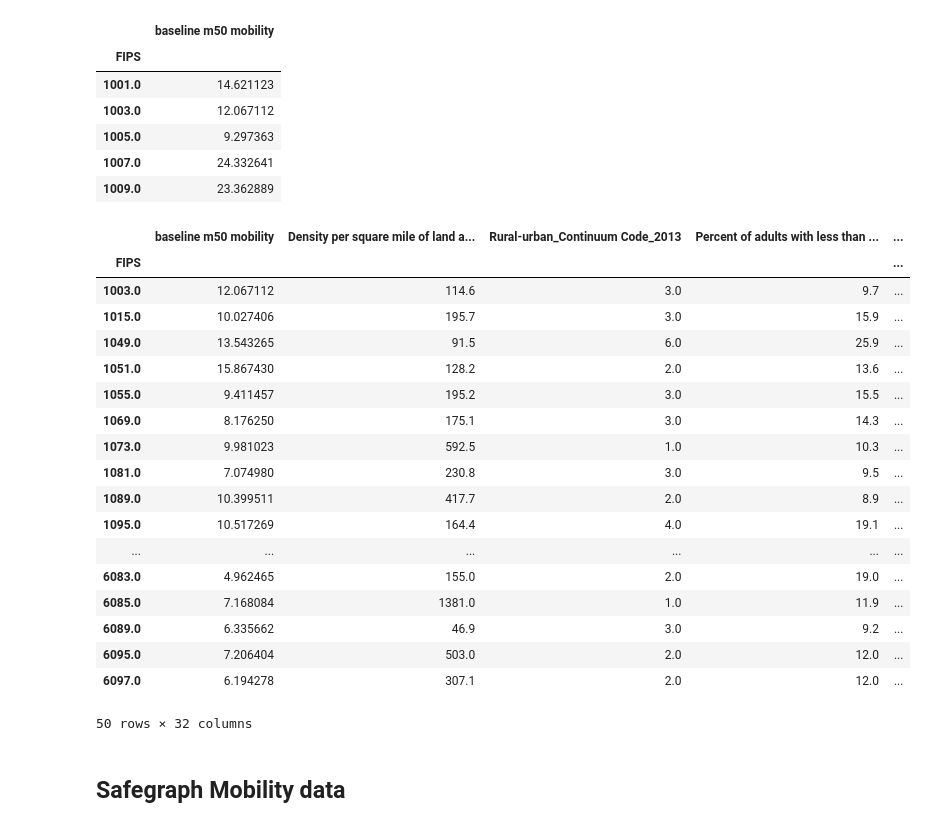
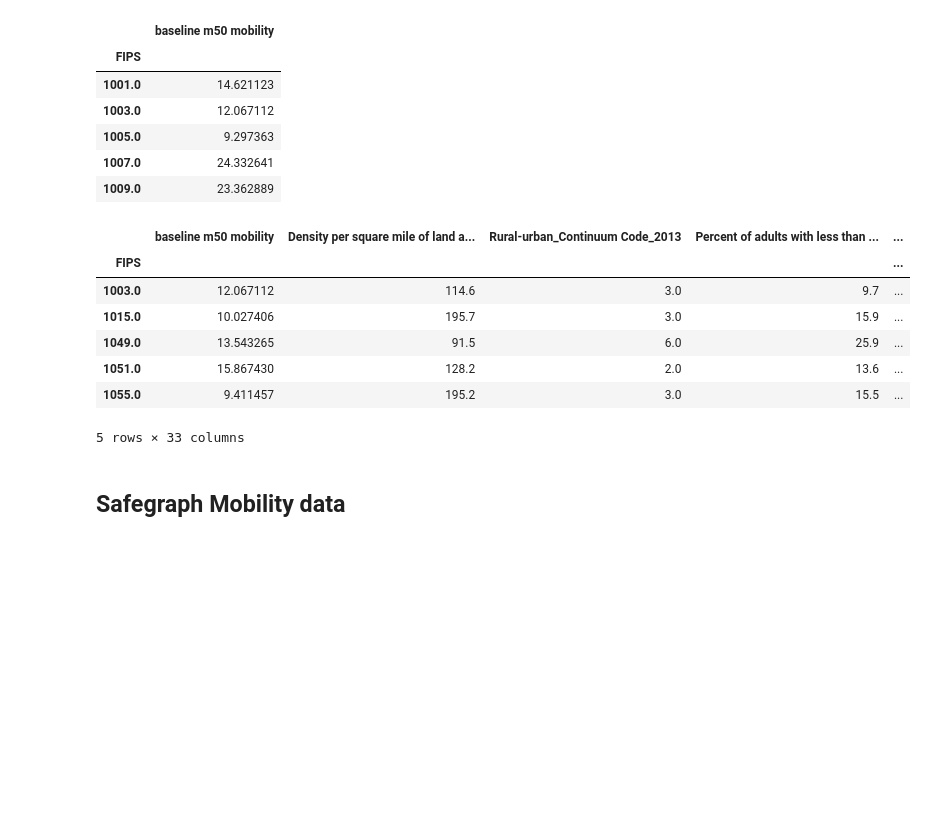
Before and after one commit to jhu-covid-optimization/covid-drivers, a Jupyter notebook: notebooks/bm-01-AC-PCA_data_processing.ipynb, the cells around one changed output. Cells and saved outputs as stored; diff of their text form; code cells hidden in the pictures; blank space fills up the shorter version.

```diff
--- a/notebooks/bm-01-AC-PCA_data_processing.ipynb
+++ b/notebooks/bm-01-AC-PCA_data_processing.ipynb
@@ -33,0 +58,8 @@ Index(['FID', 'ID', 'NAME', 'ADDRESS', 'CITY', 'STATE', 'ZIP', 'ZIP4',
+# %%
+fips_groups =longterm.groupby("FIPS")
+
+LT_hosp_data = pd.DataFrame(columns=['FIPS', 'Longterm HospCt', 'Longterm Beds'])
+for fips_code, grp in fips_groups:
+    LT_hosp_data = LT_hosp_data.append({'FIPS': fips_code, 'Longterm HospCt': len(grp), 'Longterm Beds': sum(grp['Long-term beds'])}, ignore_index=True)
+
+LT_hosp_data.head()
@@ -34,6 +75,6 @@ Index(['FID', 'ID', 'NAME', 'ADDRESS', 'CITY', 'STATE', 'ZIP', 'ZIP4',
 # %%
 # Created by Michael
-hospitals = pd.read_csv('../data/raw/hospitals.csv')[['TYPE', 'STATUS', 'COUNTYFIPS', 'BEDS']]
+hospitals = pd.read_csv('../data/raw/hospitals.csv')[['TYPE', 'STATUS', 'COUNTYFIPS', 'BEDS', 'STATE', 'COUNTY']]
 hospitals = hospitals[hospitals["STATUS"] == 'OPEN']
 hospitals = hospitals[hospitals["TYPE"] == 'GENERAL ACUTE CARE']
 hospitals = hospitals[hospitals["BEDS"].astype(str).astype(int) > 0]
@@ -41,6 +82,7 @@ hospitals["FIPS"] = hospitals["COUNTYFIPS"]
 hospitals = hospitals[hospitals["FIPS"] != 'NOT AVAILABLE']
 hospitals = hospitals.drop(["COUNTYFIPS", "STATUS"], axis=1)
 hospitals["FIPS"] = hospitals["FIPS"].astype(str).astype(int)
+
 fips_groups = hospitals.groupby("FIPS")
 
 hosp_data = pd.DataFrame(columns=['FIPS', 'HospCt', 'Beds'])
@@ -64,7 +106,7 @@ counties = counties.dropna(how='any')
 # counties['FIPS'] = counties['FIPS'] .astype('int')
 counties = counties.set_index('FIPS')
 # print(counties.where(counties['FIPS'] == 36061))
-print(counties.loc[6037,], '\n')
+# print(counties.loc[6037,], '\n')
 # counties = counties.filter(['FIPS', 'Rural-urban_Continuum Code_2013', 'Density per square mile of land area - Population'])
 counties = counties.filter(['FIPS',  'Density per square mile of land area - Population', 'Rural-urban_Continuum Code_2013', \
                             'Percent of adults with less than a high school diploma 2014-18',\
@@ -77,11 +119,21 @@ counties = counties.filter(['FIPS',  'Density per square mile of land area - Pop
                             'SCHOOL ENROLLMENT!!Population 3 years and over enrolled in school!!High school (grades 9-12)',\
                             'SCHOOL ENROLLMENT!!Population 3 years and over enrolled in school!!College or graduate school', 'POP_ESTIMATE_2018', \
                             'H_MALE', 'H_FEMALE', 'BA_MALE', 'BA_FEMALE'])
+print(counties.shape)
 counties = counties.dropna()
-counties = counties.merge(hosp_data, left_on='FIPS', right_on='FIPS')
+print(counties.shape)
+counties = counties.merge(hosp_data, how='left', left_on='FIPS', right_on='FIPS')
+counties = counties.merge(LT_hosp_data, how='left',  left_on='FIPS', right_on='FIPS')
+print("test:", counties.shape)
+counties = counties.fillna(value=0)
+print(counties.shape)
+counties = counties.drop(columns=['Beds'])
+counties = counties.drop(columns=['Longterm HospCt'])
+
 counties['Hispanic Population'] = counties['H_MALE'] + counties['H_FEMALE']
 counties = counties.drop(columns=['H_FEMALE', 'H_MALE'])
 counties['Black Population'] = counties['BA_MALE'] + counties['BA_FEMALE']
 counties = counties.drop(columns=['BA_FEMALE', 'BA_MALE'])
+print(counties.shape)
 counties.head()
 # %% [output]
@@ -202,7 +249,6 @@ inidices_low = combined_data.where(filter_low).dropna().index.to_numpy()
 # print(filter.index.to_numpy().shape)
 combined_data = combined_data.drop(index=inidices_low, axis=0)
 combined_data = combined_data.drop(index=inidices_high, axis=0)
-combined_data = combined_data.drop(columns=['Beds'])
 # combined_data.set_index('FIPS', inplace=True)
 combined_data.head()
 # %% [output]
@@ -281,27 +327,16 @@ See the caveats in the documentation: https://pandas.pydata.org/pandas-docs/stab
 | 1009.0 | 23.362889 |
 # %%
 combined_data = baseline_data.merge(combined_data, left_on='FIPS', right_on='FIPS')
-combined_data.head(50)
+combined_data.head()
 # %% [output]
 |  | baseline m50 mobility | Density per square mile of land a... | Rural-urban_Continuum Code_2013 | Percent of adults with less than ... | ... |
 | FIPS |  |  |  |  | ... |
 | 1003.0 | 12.067112 | 114.6 | 3.0 | 9.7 | ... |
 | 1015.0 | 10.027406 | 195.7 | 3.0 | 15.9 | ... |
 | 1049.0 | 13.543265 | 91.5 | 6.0 | 25.9 | ... |
 | 1051.0 | 15.867430 | 128.2 | 2.0 | 13.6 | ... |
 | 1055.0 | 9.411457 | 195.2 | 3.0 | 15.5 | ... |
-| 1069.0 | 8.176250 | 175.1 | 3.0 | 14.3 | ... |
-| 1073.0 | 9.981023 | 592.5 | 1.0 | 10.3 | ... |
-| 1081.0 | 7.074980 | 230.8 | 3.0 | 9.5 | ... |
-| 1089.0 | 10.399511 | 417.7 | 2.0 | 8.9 | ... |
-| 1095.0 | 10.517269 | 164.4 | 4.0 | 19.1 | ... |
-| ... | ... | ... | ... | ... | ... |
-| 6083.0 | 4.962465 | 155.0 | 2.0 | 19.0 | ... |
-| 6085.0 | 7.168084 | 1381.0 | 1.0 | 11.9 | ... |
-| 6089.0 | 6.335662 | 46.9 | 3.0 | 9.2 | ... |
-| 6095.0 | 7.206404 | 503.0 | 2.0 | 12.0 | ... |
-| 6097.0 | 6.194278 | 307.1 | 2.0 | 12.0 | ... |
-50 rows × 32 columns
+5 rows × 33 columns
 # %% [markdown]
 ## Safegraph Mobility data
 # %%
```
Also changed, not shown: parts of 30 cells of this notebook, 1 other file.
